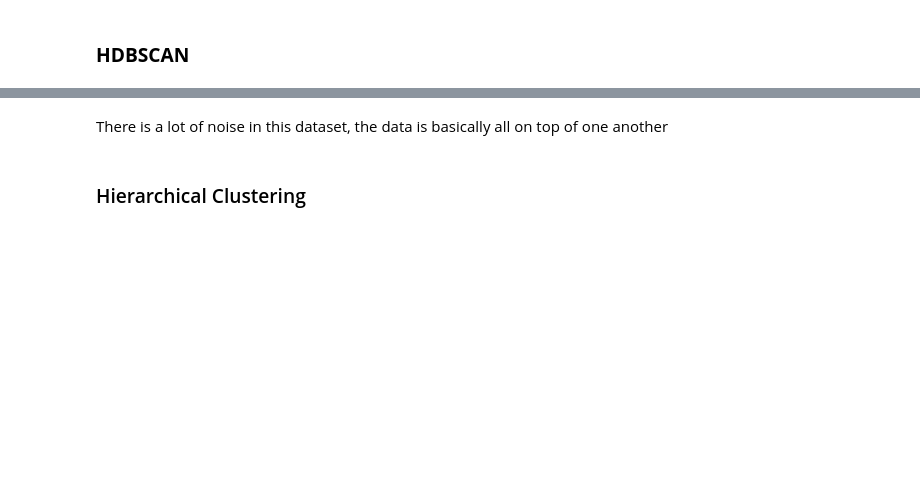
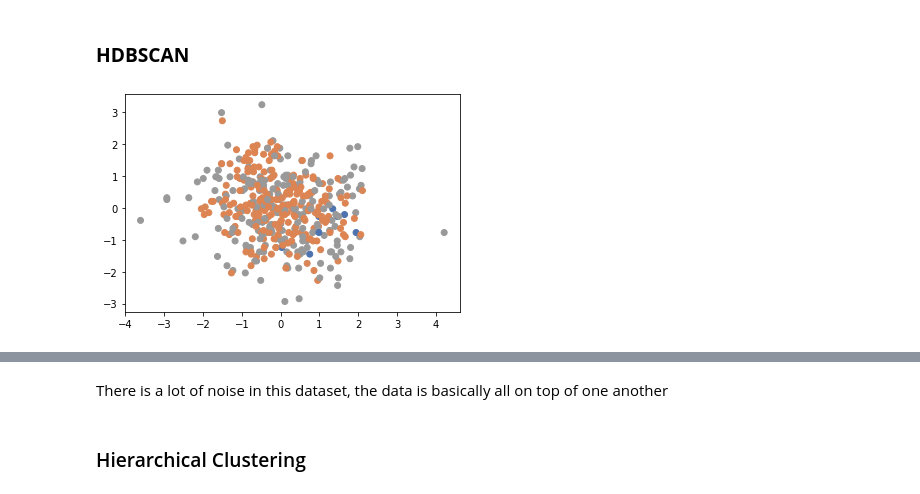
Before and after one commit to lilfetz22/Health_Scores_CAP2, a Jupyter notebook: scripts/Health_Scores_ML.ipynb, the cells around one changed output, grey strips where cells are left out. Saved outputs shown, nothing was run; the diff lists cells and outputs as text; code cells hidden in the pictures; blank space fills up the shorter version.

```diff
--- a/scripts/Health_Scores_ML.ipynb
+++ b/scripts/Health_Scores_ML.ipynb
@@ -289,0 +280,5 @@ hdbs_tract['hdbs_labels'] = hdbs_fx(tract_arr)
+# %%
+hdbs_city['hdbs_labels'] = hdbs_fx(city_arr)
+hdbs_city.to_csv('/content/gdrive/My Drive/Health_Scores_CAP2/manipulated_data/hdbs_city_df.csv')
+# %% [output]
+[figure, added]
```
Also changed, not shown: parts of 70 cells of this notebook.
